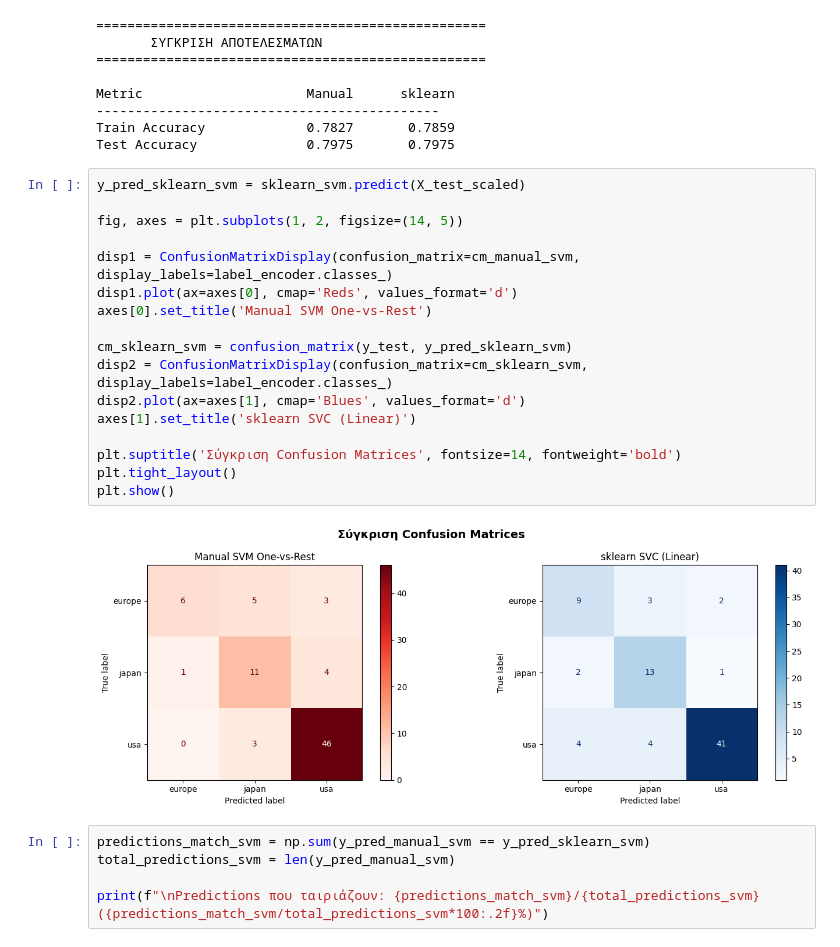
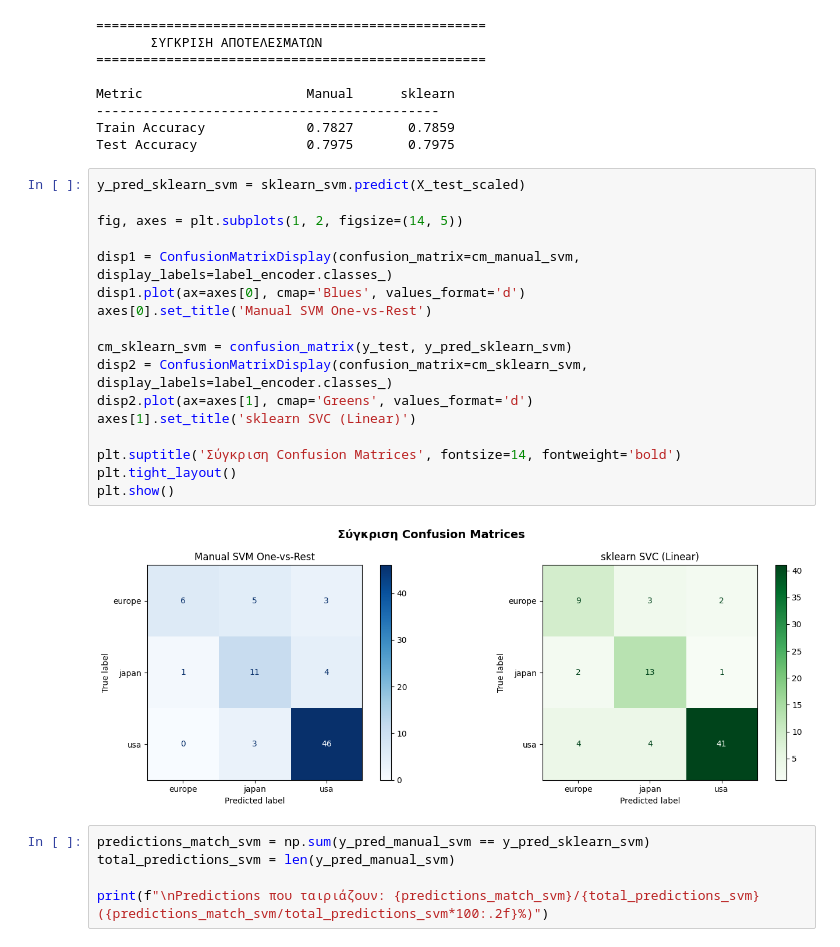
Before and after one commit to dgodolias/auto-mpg-classification-analysis, a Jupyter notebook: notebooks/Complete_Analysis.ipynb, the cells around one changed output. Cells and saved outputs as stored; diff of their text form.

```diff
--- a/notebooks/Complete_Analysis.ipynb
+++ b/notebooks/Complete_Analysis.ipynb
@@ -1526,22 +1599,22 @@ Test Accuracy              0.7975       0.7975
 # %%
 y_pred_sklearn_svm = sklearn_svm.predict(X_test_scaled)
 
 fig, axes = plt.subplots(1, 2, figsize=(14, 5))
 
 disp1 = ConfusionMatrixDisplay(confusion_matrix=cm_manual_svm, display_labels=label_encoder.classes_)
-disp1.plot(ax=axes[0], cmap='Reds', values_format='d')
+disp1.plot(ax=axes[0], cmap='Blues', values_format='d')
 axes[0].set_title('Manual SVM One-vs-Rest')
 
 cm_sklearn_svm = confusion_matrix(y_test, y_pred_sklearn_svm)
 disp2 = ConfusionMatrixDisplay(confusion_matrix=cm_sklearn_svm, display_labels=label_encoder.classes_)
-disp2.plot(ax=axes[1], cmap='Blues', values_format='d')
+disp2.plot(ax=axes[1], cmap='Greens', values_format='d')
 axes[1].set_title('sklearn SVC (Linear)')
 
 plt.suptitle('Σύγκριση Confusion Matrices', fontsize=14, fontweight='bold')
 plt.tight_layout()
 plt.show()
 # %% [output]
-[figure, old version]
+[figure, new version]
 # %%
 predictions_match_svm = np.sum(y_pred_manual_svm == y_pred_sklearn_svm)
 total_predictions_svm = len(y_pred_manual_svm)
```
Also changed, not shown: parts of 18 cells of this notebook.
